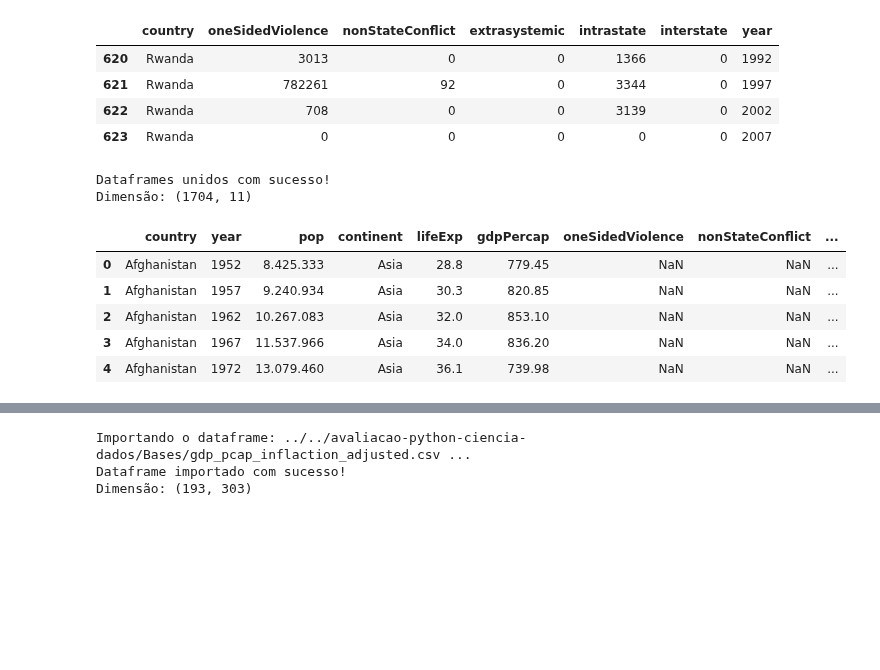
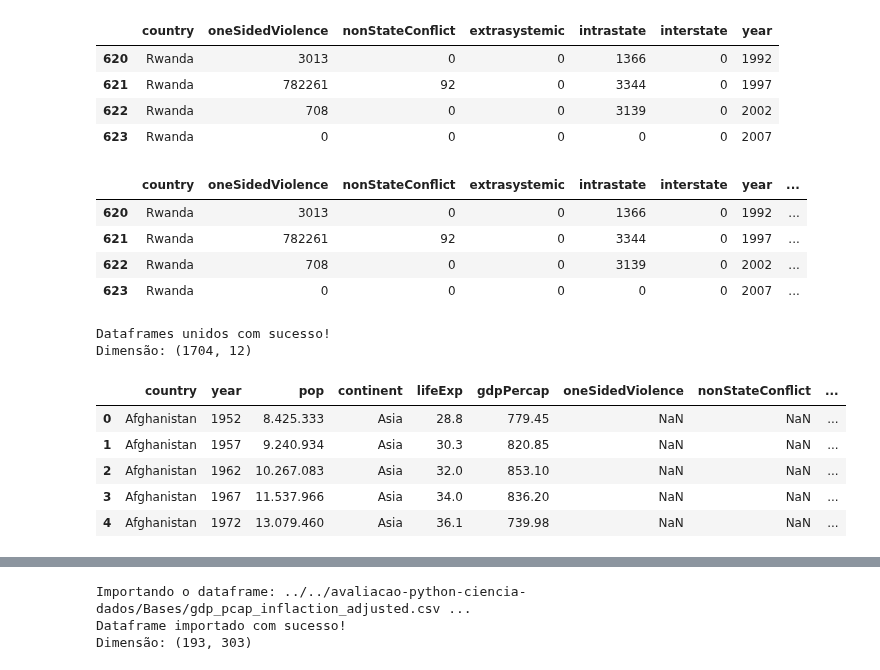
Before and after one commit to brunobgcardoso/avaliacao-python-ciencia-dados, a Jupyter notebook: src/Projeto.ipynb, the cells around one changed output, grey strips where cells are left out. Cells and saved outputs as stored; diff of their text form; code cells hidden in the pictures; blank space fills up the shorter version.

```diff
--- a/src/Principal.ipynb
+++ b/src/Projeto.ipynb
@@ -239,13 +342,24 @@ mortes_guerra.loc[ausentes].head()
 | 621 | Rwanda | 782261 | 92 | 0 | 3344 | 0 | 1997 |
 | 622 | Rwanda | 708 | 0 | 0 | 3139 | 0 | 2002 |
 | 623 | Rwanda | 0 | 0 | 0 | 0 | 0 | 2007 |
+# %%
+# Gerar uma coluna com o total de mortes por guerra
+mortes_guerra['totalWarDeaths'] = mortes_guerra[['oneSidedViolence', 'nonStateConflict', 'extrasystemic', 'intrastate', 'interstate']].sum(axis=1)
+mortes_guerra.loc[ausentes].head()
+# %% [output]
+|  | country | oneSidedViolence | nonStateConflict | extrasystemic | intrastate | interstate | year | ... |
+| 620 | Rwanda | 3013 | 0 | 0 | 1366 | 0 | 1992 | ... |
+| 621 | Rwanda | 782261 | 92 | 0 | 3344 | 0 | 1997 | ... |
+| 622 | Rwanda | 708 | 0 | 0 | 3139 | 0 | 2002 | ... |
+| 623 | Rwanda | 0 | 0 | 0 | 0 | 0 | 2007 | ... |
 # %%
-#Agora a gente junta as 2 bases pra ver no que dá
+#Agora a gente junta as 2 bases usando o left join pra garantir que todos os registros da original vão entrar, principalmente por sabermos que a
+#base de guerras tem dados faltantes pra vários anos
 juncao = junta_dataframes(base_limpa, mortes_guerra, chave=['country', 'year'], tipo_juncao='left')
 juncao.head()
 # %% [output]
 Dataframes unidos com sucesso!
-Dimensão: (1704, 11)
+Dimensão: (1704, 12)
 |  | country | year | pop | continent | lifeExp | gdpPercap | oneSidedViolence | nonStateConflict | ... |
 | 0 | Afghanistan | 1952 | 8.425.333 | Asia | 28.8 | 779.45 | NaN | NaN | ... |
 | 1 | Afghanistan | 1957 | 9.240.934 | Asia | 30.3 | 820.85 | NaN | NaN | ... |
```
Also changed, not shown: parts of 35 cells of this notebook, 6 other files.
